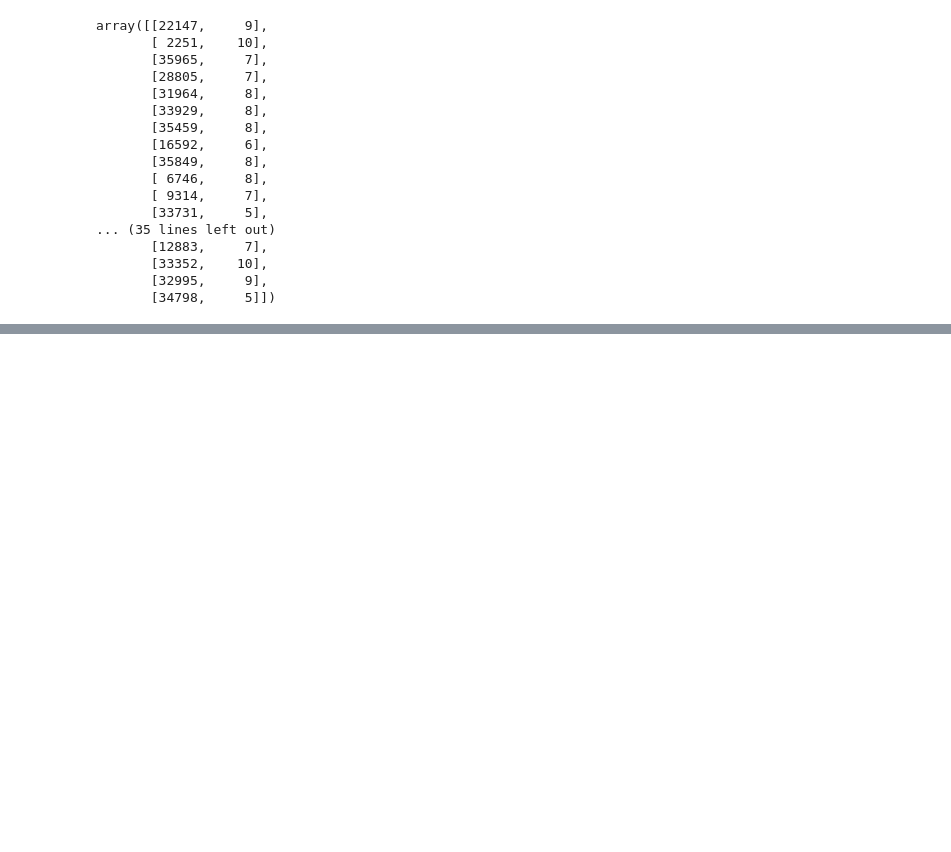
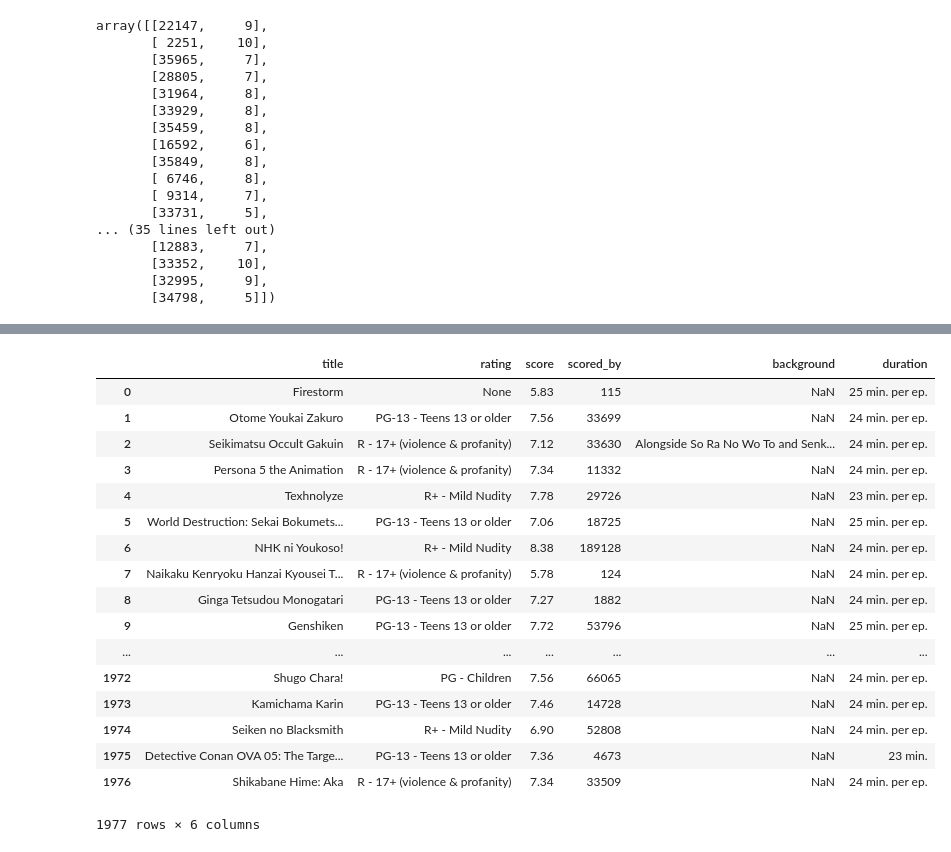
Before and after one commit to cmlimm/MALrecommendations, a Jupyter notebook: datasetTest.ipynb, the cells around one changed output, grey strips where cells are left out. Saved outputs shown, nothing was run; the diff lists cells and outputs as text; code cells hidden in the pictures; blank space fills up the shorter version.

```diff
--- a/datasetTest.ipynb
+++ b/datasetTest.ipynb
@@ -277,0 +299,2 @@ array([2, 8])
+# %%
+pd.options.display.max_colwidth = 100
@@ -277,0 +359,21 @@ array([2, 8])
+# %%
+resultDF[['title', 'rating', 'score', 'scored_by', 'background', 'duration']]
+# %% [output]
+|  | title | rating | score | scored_by | background | duration |
+| 0 | Firestorm | None | 5.83 | 115 | NaN | 25 min. per ep. |
+| 1 | Otome Youkai Zakuro | PG-13 - Teens 13 or older | 7.56 | 33699 | NaN | 24 min. per ep. |
+| 2 | Seikimatsu Occult Gakuin | R - 17+ (violence & profanity) | 7.12 | 33630 | Alongside So Ra No Wo To and Senk... | 24 min. per ep. |
+| 3 | Persona 5 the Animation | R - 17+ (violence & profanity) | 7.34 | 11332 | NaN | 24 min. per ep. |
+| 4 | Texhnolyze | R+ - Mild Nudity | 7.78 | 29726 | NaN | 23 min. per ep. |
+| 5 | World Destruction: Sekai Bokumets... | PG-13 - Teens 13 or older | 7.06 | 18725 | NaN | 25 min. per ep. |
+| 6 | NHK ni Youkoso! | R+ - Mild Nudity | 8.38 | 189128 | NaN | 24 min. per ep. |
+| 7 | Naikaku Kenryoku Hanzai Kyousei T... | R - 17+ (violence & profanity) | 5.78 | 124 | NaN | 24 min. per ep. |
+| 8 | Ginga Tetsudou Monogatari | PG-13 - Teens 13 or older | 7.27 | 1882 | NaN | 24 min. per ep. |
+| 9 | Genshiken | PG-13 - Teens 13 or older | 7.72 | 53796 | NaN | 25 min. per ep. |
+| ... | ... | ... | ... | ... | ... | ... |
+| 1972 | Shugo Chara! | PG - Children | 7.56 | 66065 | NaN | 24 min. per ep. |
+| 1973 | Kamichama Karin | PG-13 - Teens 13 or older | 7.46 | 14728 | NaN | 24 min. per ep. |
+| 1974 | Seiken no Blacksmith | R+ - Mild Nudity | 6.90 | 52808 | NaN | 24 min. per ep. |
+| 1975 | Detective Conan OVA 05: The Targe... | PG-13 - Teens 13 or older | 7.36 | 4673 | NaN | 23 min. |
+| 1976 | Shikabane Hime: Aka | R - 17+ (violence & profanity) | 7.34 | 33509 | NaN | 24 min. per ep. |
+1977 rows × 6 columns
```
Also changed, not shown: parts of 30 cells of this notebook, 6 other files.
